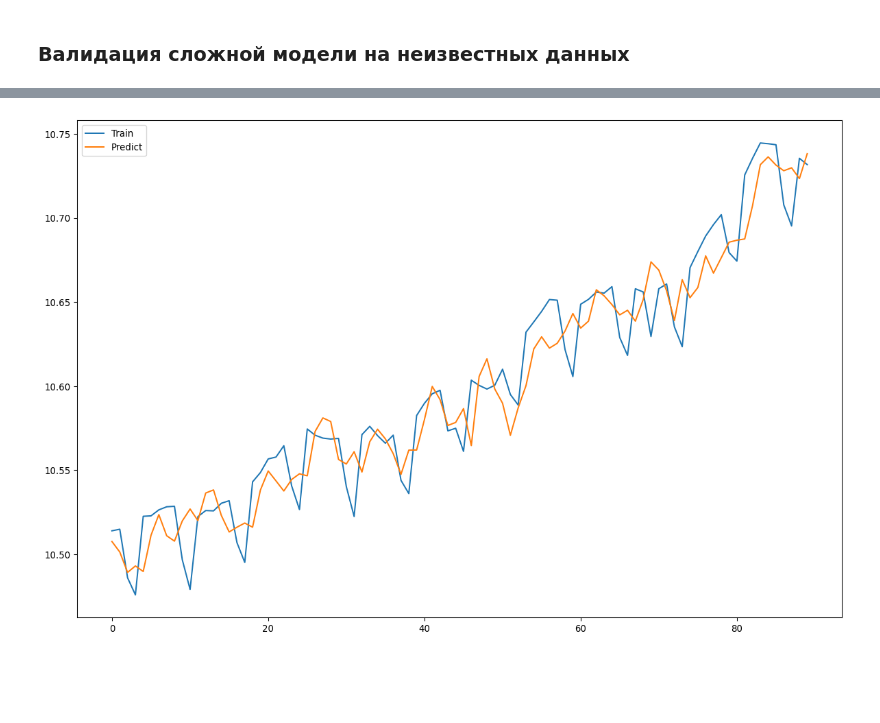
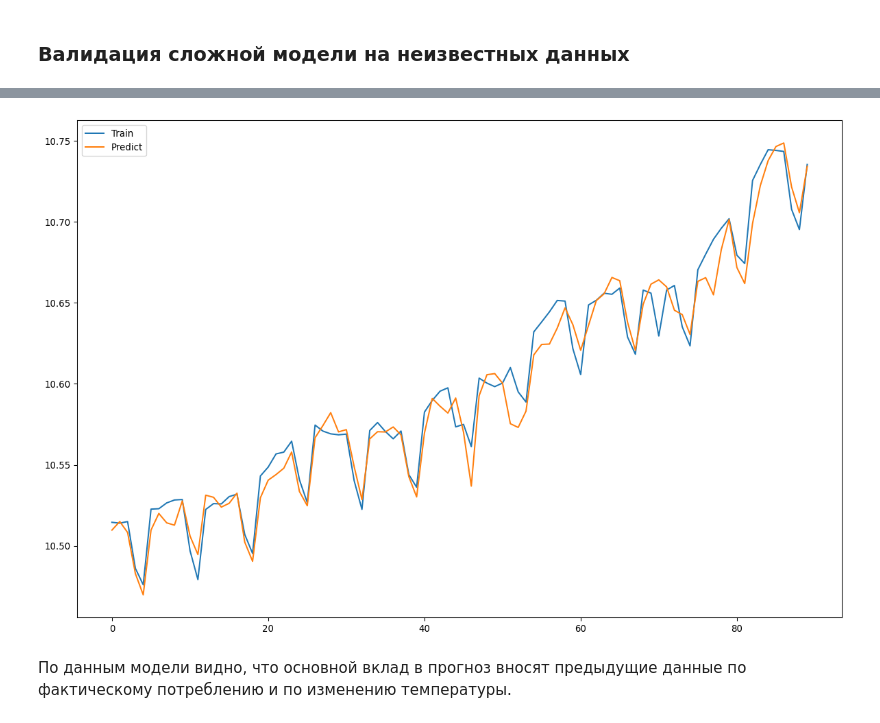
Before and after one commit to andyst75/EnergyForecast, a Jupyter notebook: energo-model.ipynb, the cells around one changed output, grey strips where cells are left out. Drawn from its saved outputs; the diff is of its cells as text; code cells hidden in the pictures; blank space fills up the shorter version.

```diff
--- a/energo-model.ipynb
+++ b/energo-model.ipynb
@@ -89,11 +94,11 @@ izol.describe()
 Загружаем данные по индексу потребительских цен (Сбериндекс)
 """
 
-coms = pd.read_csv("sberindex_comsumer.csv", sep=";").groupby("Дата").mean().reset_index()
-coms["DATE"] = pd.to_datetime(coms["Дата"], format="%Y-%m-%d")
-coms["INDEX"] = coms["Значение"]
-coms = coms[["DATE", "INDEX"]]
-coms_d = {x["DATE"]:x["INDEX"] for _, x in coms.iterrows()}
+coms = pd.read_csv(DATA + 'sberindex_comsumer.csv', sep=';').groupby('Дата').mean().reset_index()
+coms['DATE'] = pd.to_datetime(coms['Дата'], format='%Y-%m-%d')
+coms['INDEX'] = coms['Значение']
+coms = coms[['DATE', 'INDEX']]
+coms_d = {x['DATE']:x['INDEX'] for _, x in coms.iterrows()}
 coms.describe()
 # %% [output]
 |  | INDEX |
@@ -110,9 +115,9 @@ coms.describe()
 Загружаем данные по индексу активности малого и среднего бизнеса (Сбериндекс)
 """
 
-msp = pd.read_csv("sberindex_msp_activity.csv", sep=";").groupby("DATE").mean().reset_index()
-msp["DATE"] = pd.to_datetime(msp["DATE"], format="%Y-%m-%d")
-msp_d = {x["DATE"]:x["VALUE"] for _, x in msp.iterrows()}
+msp = pd.read_csv(DATA + 'sberindex_msp_activity.csv', sep=';').groupby('DATE').mean().reset_index()
+msp['DATE'] = pd.to_datetime(msp['DATE'], format='%Y-%m-%d')
+msp_d = {x['DATE']:x['VALUE'] for _, x in msp.iterrows()}
 msp.describe()
 # %% [output]
 |  | VALUE |
@@ -249,32 +250,25 @@ data_train
 data_train3m = pd.DataFrame()
 for r, d in data_train[30:len(data_train) - 5].iterrows():
     data_train3m.loc[r, "DATE"] = d["DATE"]
-    data_train3m.loc[r, "MONTH"] = d["MONTH"]
-    data_train3m.loc[r, "DAY"] = d["DAY"]
     data_train3m.loc[r, "WEEKDAY"] = d["WEEKDAY"]
     data_train3m.loc[r, "USE_FACT"] = d["USE_FACT"]
     data_train3m.loc[r, "TEMP"] = d["TEMP"]
-    data_train3m.loc[r, "VISIB"] = d["VISIB"]
 
     data_train3m.loc[r, "USE_FACT1"]  = data_train.loc[r - 1, "USE_FACT"]
-    data_train3m.loc[r, "USE_FACT3"]  = data_train.loc[r - 3, "USE_FACT"]
     data_train3m.loc[r, "USE_FACT5"]  = data_train.loc[r - 5, "USE_FACT"]
     data_train3m.loc[r, "USE_FACT7"]  = data_train.loc[r - 7, "USE_FACT"]
     data_train3m.loc[r, "USE_FACT14"] = data_train.loc[r - 14, "USE_FACT"]
     data_train3m.loc[r, "USE_FACT30"] = data_train.loc[r - 30, "USE_FACT"]
 
     data_train3m.loc[r, "TEMP1"] = data_train.loc[r - 1]["TEMP"]
+    data_train3m.loc[r, "TEMP2"] = data_train.loc[r - 2]["TEMP"]
     data_train3m.loc[r, "TEMP3"] = data_train.loc[r - 3]["TEMP"]
     data_train3m.loc[r, "TEMP5"] = data_train.loc[r - 5]["TEMP"]
-    data_train3m.loc[r, "TEMP7"] = data_train.loc[r - 7]["TEMP"]
-    data_train3m.loc[r, "TEMP14"] = data_train.loc[r - 14]["TEMP"]
-    data_train3m.loc[r, "TEMP30"] = data_train.loc[r - 30]["TEMP"]
 
     data_train3m.loc[r, "II"] = data_train.loc[r]["II"]
     data_train3m.loc[r, "II3"] = data_train.loc[r - 3]["II"]
 
     data_train3m.loc[r, "COMS"] = data_train.loc[r]["COMS"]
-    data_train3m.loc[r, "COMS3"] = data_train.loc[r - 3]["COMS"]
 
     data_train3m.loc[r, "MSP"] = data_train.loc[r]["MSP"]
 
@@ -474,0 +470,3 @@ Predict for 5 days: MAE=603.74, R2=0.93, MAPE=1.47
+# %%
+%%timeit
+Y_predict = lr.predict(X_train.values)
@@ -475,11 +475,13 @@ Predict for 5 days: MAE=603.74, R2=0.93, MAPE=1.47
 # %%
 plt.figure(figsize=(15, 10), dpi=96)
-plt.plot(np.array(Y_train.reset_index()["USE_PRED3"]),label='Train')
-plt.plot(Y_predict[:,2],label='Predict')
+plt.plot(np.array(Y_train.reset_index()["USE_PRED2"]),label='Train')
+plt.plot(Y_predict[:,1],label='Predict')
 plt.legend()
 plt.show()
 # %% [output]
-[figure, old version]
+[figure, new version]
 # %%
 with open('model_data.pkl', 'wb') as handle:
     pickle.dump({'model': lr, 'data':data_train3m.set_index(data_train3m['DATE'])}, handle, protocol=pickle.HIGHEST_PROTOCOL)
+# %% [markdown]
+По данным модели видно, что основной вклад в прогноз вносят предыдущие данные по фактическому потреблению и по изменению температуры.
```
Also changed, not shown: parts of 16 cells of this notebook, 6 other files.
